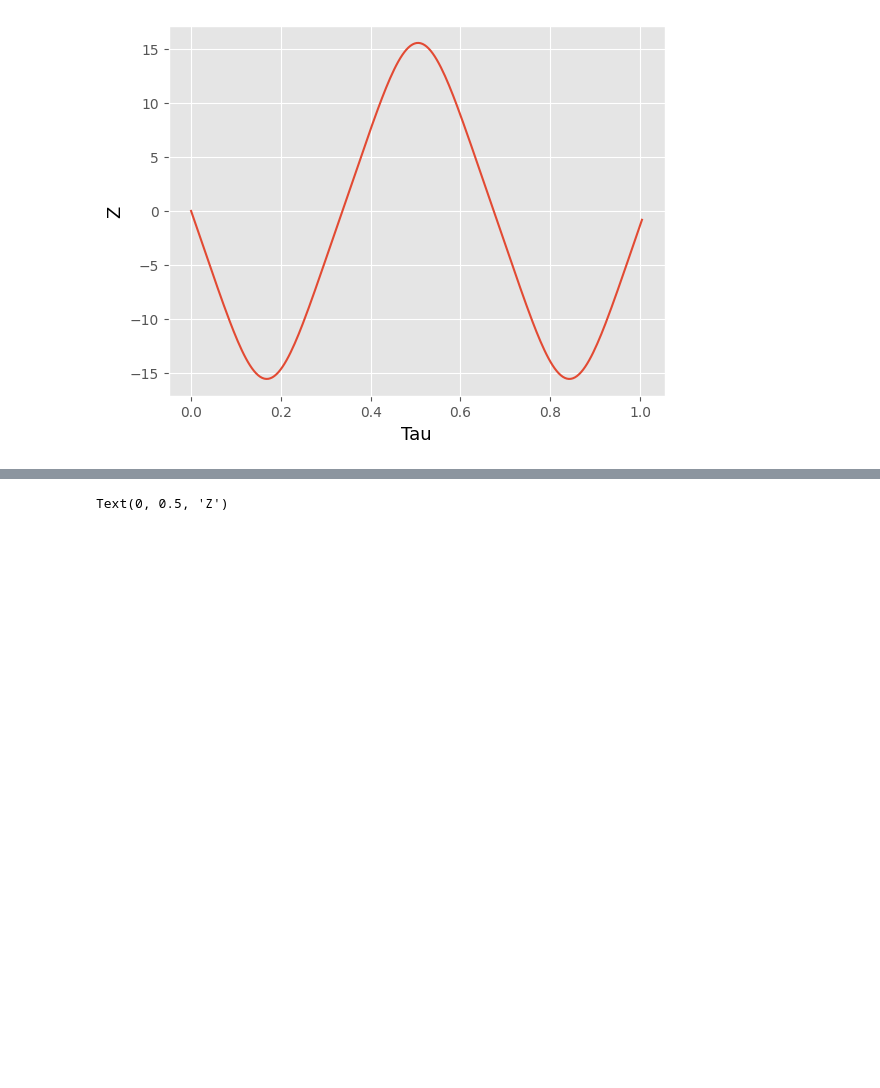
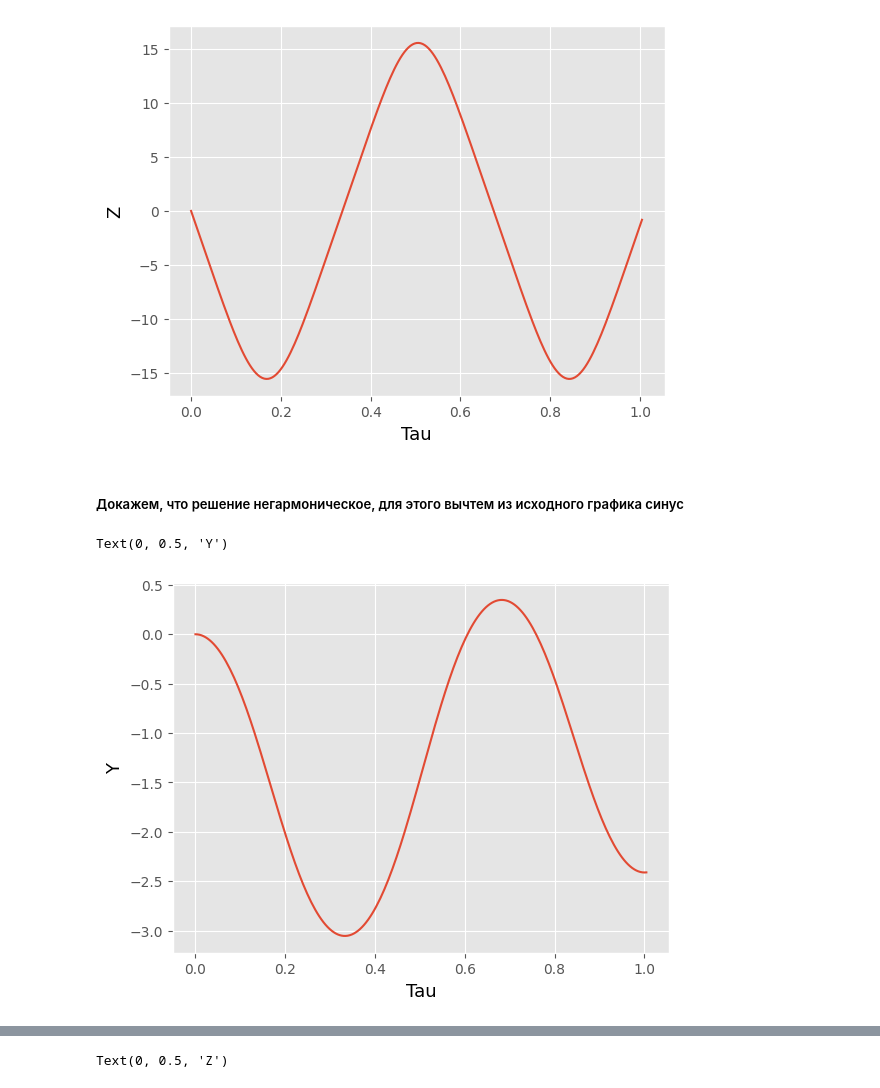
Before and after one commit to Ivan-Yagilev/Cauchy-problem, a Jupyter notebook: kosh.ipynb, the cells around one changed output, grey strips where cells are left out. Saved outputs shown, nothing was run; the diff lists cells and outputs as text; code cells hidden in the pictures; blank space fills up the shorter version.

```diff
--- a/kosh.ipynb
+++ b/kosh.ipynb
@@ -147,3 +147,13 @@ ax.set_ylabel("Z", fontsize=13, color='black')
 # %% [output]
 Text(0, 0.5, 'Z')
 [figure]
+# %% [markdown]
+##### Докажем, что решение негармоническое, для этого вычтем из исходного графика синус
+# %%
+plt.plot(tau_lst, [y_lst[i] - pi*cos(tau_lst[i])/2 for i in range(len(y_lst))])
+ax = plt.gca()
+ax.set_xlabel("Tau", fontsize=13, color='black')
+ax.set_ylabel("Y", fontsize=13, color='black')
+# %% [output]
+Text(0, 0.5, 'Y')
+[figure, added]
```
Also changed, not shown: parts of 3 cells of this notebook.
